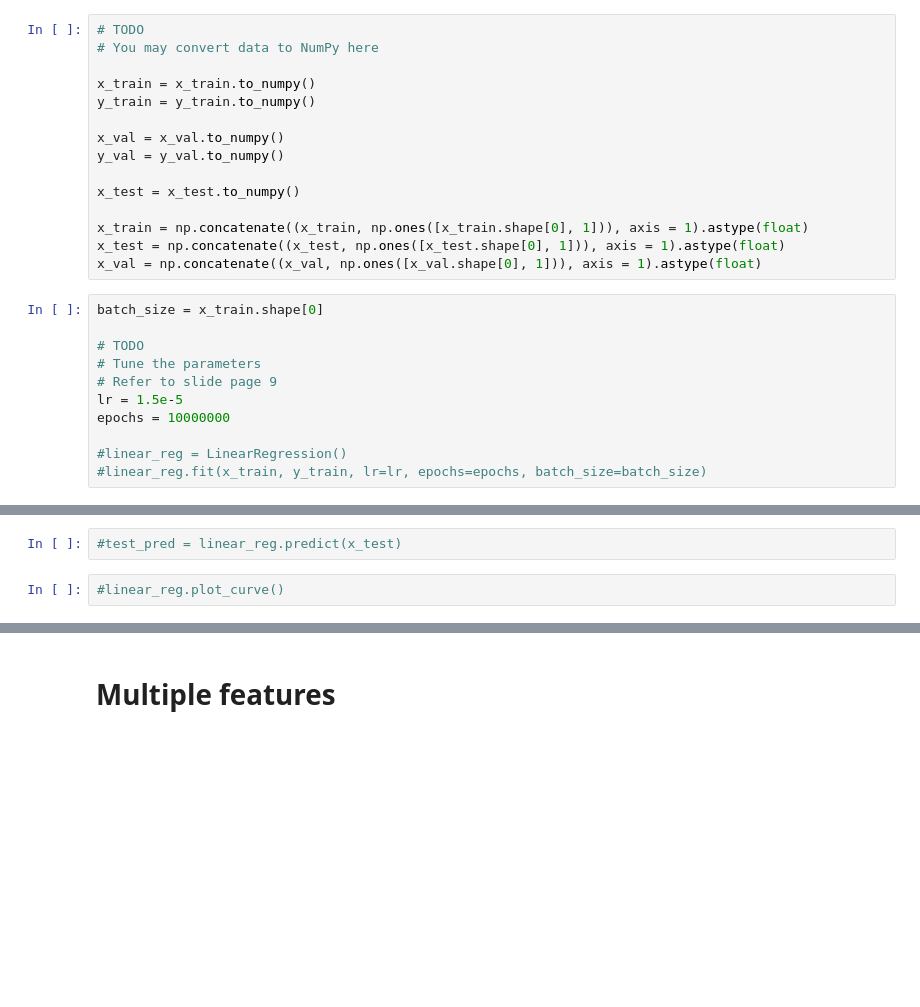
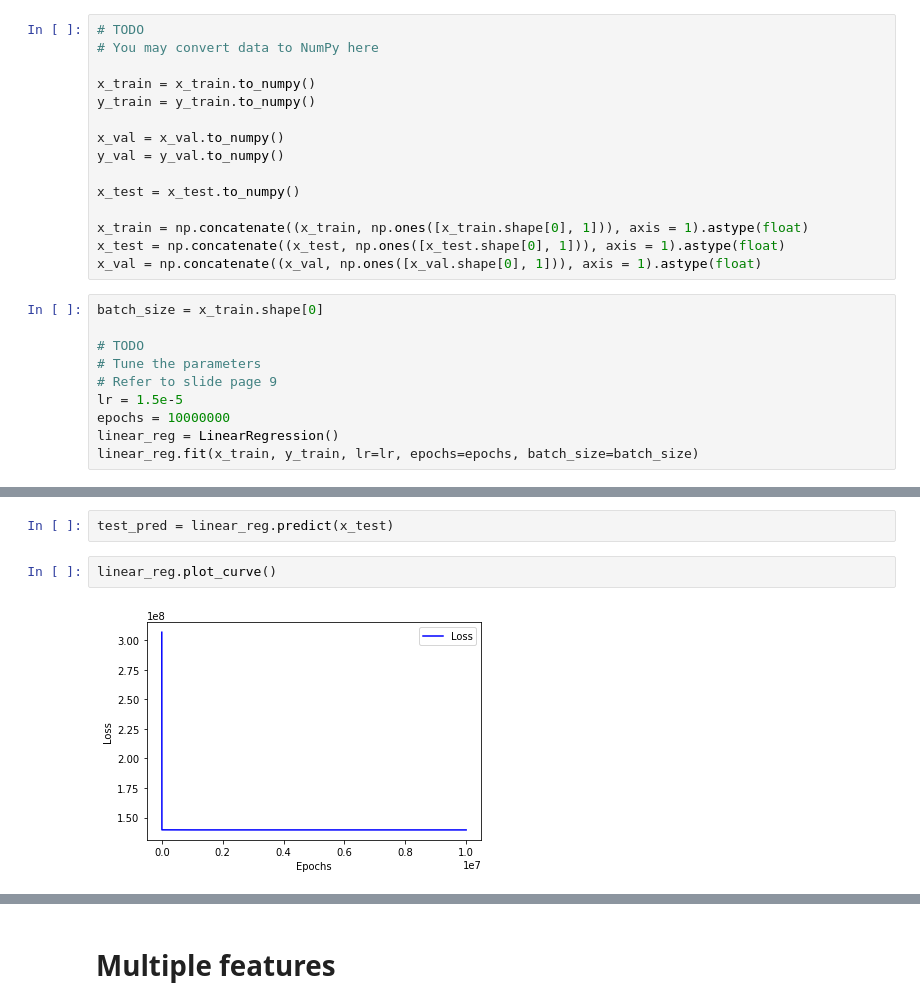
Before and after one commit to ThreeMonth03/Pattern-Recognition-and-Machine-Learning, a Jupyter notebook: HW1/HW1_sample_code.ipynb, the cells around one changed output, grey strips where cells are left out. Drawn from its saved outputs; the diff is of its cells as text; blank space fills up the shorter version.

```diff
--- a/HW1/HW1_sample_code.ipynb
+++ b/HW1/HW1_sample_code.ipynb
@@ -268,7 +218,6 @@ batch_size = x_train.shape[0]
 # Refer to slide page 9
 lr = 1.5e-5
 epochs = 10000000
-
-#linear_reg = LinearRegression()
-#linear_reg.fit(x_train, y_train, lr=lr, epochs=epochs, batch_size=batch_size)
+linear_reg = LinearRegression()
+linear_reg.fit(x_train, y_train, lr=lr, epochs=epochs, batch_size=batch_size)
 # %%
@@ -281,7 +237,9 @@ epochs = 10000000
 # %%
-#test_pred = linear_reg.predict(x_test)
+test_pred = linear_reg.predict(x_test)
-# %%
-#linear_reg.plot_curve()
+# %%
+linear_reg.plot_curve()
+# %% [output]
+[figure, added]
 # %%
 # Use matplotlib to plot the predicted line with the training and validation samples
 
```
Also changed, not shown: parts of 13 cells of this notebook.
